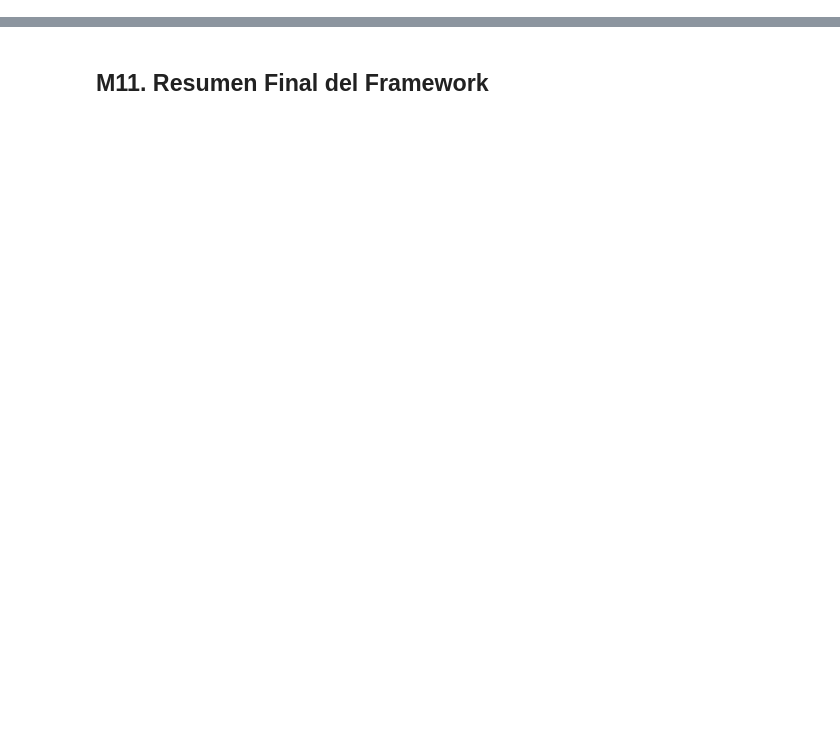
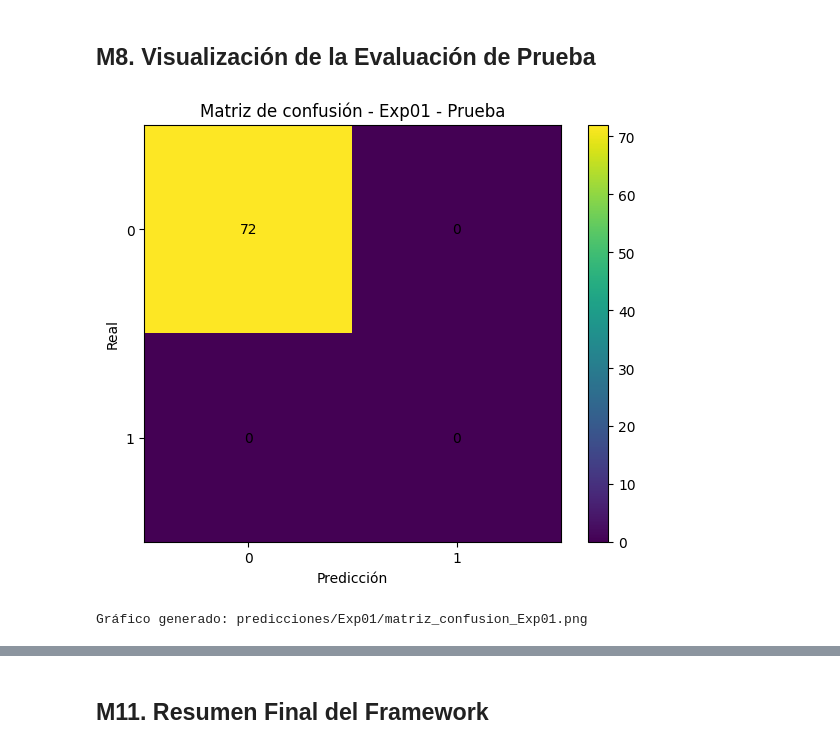
Before and after one commit to josedanielbg/FRAMEWORK_V7, a Jupyter notebook: NOTEBOOKS/C15_EVALUACION/FW7_C15_Evaluacion_Modelos.ipynb, the cells around one changed output, grey strips where cells are left out. Saved outputs shown, nothing was run; the diff lists cells and outputs as text; code cells hidden in the pictures; blank space fills up the shorter version.

```diff
--- a/NOTEBOOKS/C15_EVALUACION/FW7_C15_Evaluacion_Modelos.ipynb
+++ b/NOTEBOOKS/C15_EVALUACION/FW7_C15_Evaluacion_Modelos.ipynb
@@ -1096,0 +1119,71 @@ predicciones/Exp01-V3/metadata_prediccion.xlsx
+# %% [markdown]
+## **M8. Visualización de la Evaluación de Prueba**
+# %%
+#==========================================================================================
+# SCRIPT 61
+# VISUALIZACIÓN DE RESULTADOS DE PRUEBA
+#==========================================================================================
+
+ARCHIVO_GRAFICO = None
+
+if es_clasificacion(TIPO_PROBLEMA):
+    y_real_test = df_test["Real"].astype(int).to_numpy()
+    y_pred_test = df_test["Prediccion"].astype(int).to_numpy()
+
+    cm_test = confusion_matrix(
+        y_real_test,
+        y_pred_test,
+        labels=[0, 1]
+    )
+
+    fig, ax = plt.subplots(figsize=(6, 5))
+    imagen = ax.imshow(cm_test)
+    ax.set_title(f"Matriz de confusión - {EXPERIMENTO} - Prueba")
+    ax.set_xlabel("Predicción")
+    ax.set_ylabel("Real")
+    ax.set_xticks([0, 1])
+    ax.set_yticks([0, 1])
+
+    for i in range(2):
+        for j in range(2):
+            ax.text(j, i, str(cm_test[i, j]), ha="center", va="center")
+
+    fig.colorbar(imagen, ax=ax)
+    fig.tight_layout()
+
+    ARCHIVO_GRAFICO = os.path.join(
+        CARPETA_PREDICCIONES,
+        f"matriz_confusion_{EXPERIMENTO}.png"
+    )
+    fig.savefig(ARCHIVO_GRAFICO, dpi=200, bbox_inches="tight")
+    plt.show()
+
+else:
+    real = df_test["Real"].astype(float).to_numpy()
+    pred = df_test["Prediccion"].astype(float).to_numpy()
+
+    fig, ax = plt.subplots(figsize=(7, 6))
+    ax.scatter(real, pred, alpha=0.75)
+
+    minimo = min(real.min(), pred.min())
+    maximo = max(real.max(), pred.max())
+    ax.plot([minimo, maximo], [minimo, maximo], linestyle="--")
+
+    ax.set_title(f"Real vs Predicción - {EXPERIMENTO} - Prueba")
+    ax.set_xlabel("Valor real")
+    ax.set_ylabel("Predicción")
+    ax.grid(True, alpha=0.25)
+    fig.tight_layout()
+
+    ARCHIVO_GRAFICO = os.path.join(
+        CARPETA_PREDICCIONES,
+        f"real_vs_pred_{EXPERIMENTO}.png"
+    )
+    fig.savefig(ARCHIVO_GRAFICO, dpi=200, bbox_inches="tight")
+    plt.show()
+
+print()
+print("Gráfico generado:", ARCHIVO_GRAFICO)
+# %% [output]
+[figure, added]
+Gráfico generado: predicciones/Exp01/matriz_confusion_Exp01.png
```
Also changed, not shown: parts of 60 cells of this notebook.
